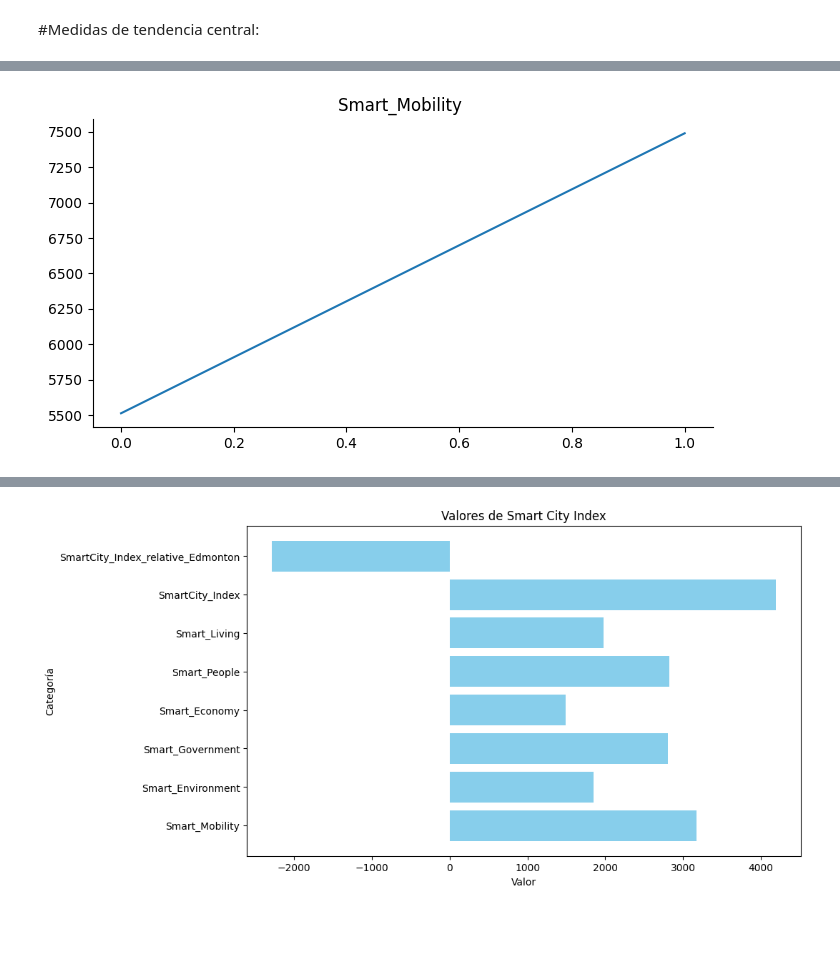
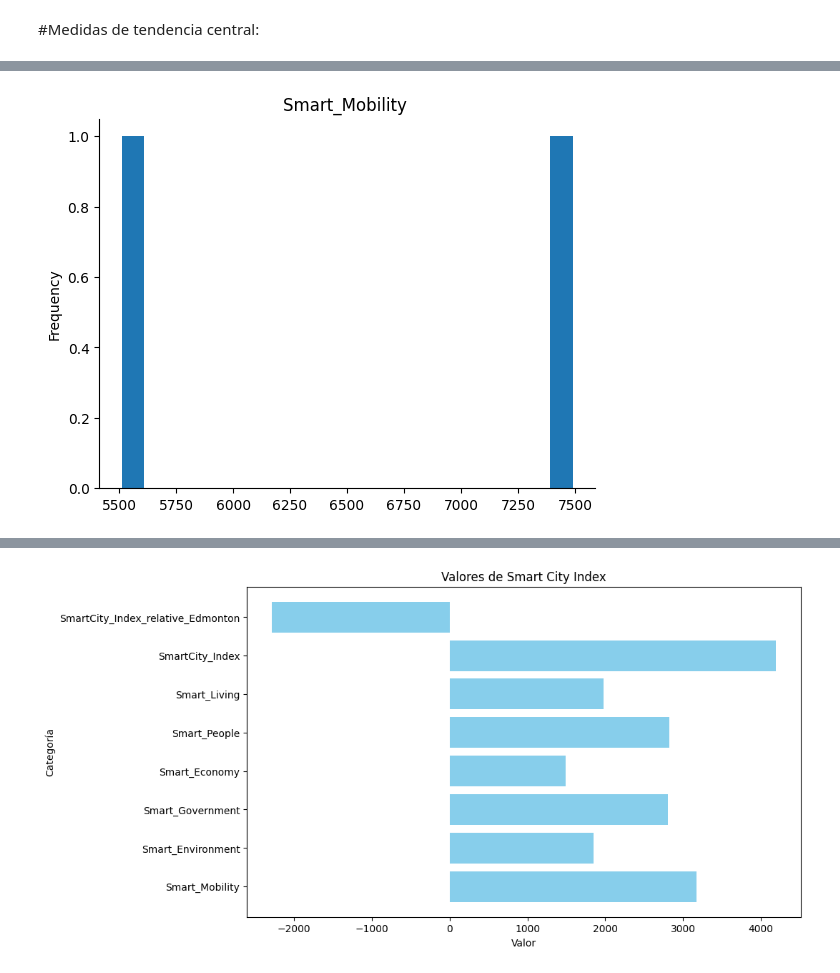
Before and after one commit to DEBUGCODE-INNOVACIONES/Estadistica, a Jupyter notebook: tp_final_Prog+IOT.ipynb, the cells around one changed output, grey strips where cells are left out. Saved outputs shown, nothing was run; the diff lists cells and outputs as text; code cells hidden in the pictures; blank space fills up the shorter version.

```diff
--- a/tp_final_Prog+IOT.ipynb
+++ b/tp_final_Prog+IOT.ipynb
@@ -113,8 +104,5 @@ plt.gca().spines[['top', 'right',]].set_visible(False)
 # %%
-# @title Excluimos a la columna City
-df_sin_string  = df.drop(['Id','City'], axis=1)
+# @title Excluimos a la columna Country
+df_sin_string1 = df.drop (['Id','City','Country'], axis=1)
-# %%
-# @title Excluimos a la columna Country
-df_sin_string = df.drop (['Id','City', 'Country'], axis=1)
 # %% [markdown]
 #Medidas de tendencia central:
@@ -249,8 +266,6 @@ moda
 # %%
-# @title Smart_Mobility
-
 from matplotlib import pyplot as plt
-moda['Smart_Mobility '].plot(kind='line', figsize=(8, 4), title='Smart_Mobility ')
-plt.gca().spines[['top', 'right']].set_visible(False)
+moda['Smart_Mobility '].plot(kind='hist', bins=20, title='Smart_Mobility ')
+plt.gca().spines[['top', 'right',]].set_visible(False)
 # %% [output]
-[figure, old version]
+[figure, new version]
```
Also changed, not shown: parts of 33 cells of this notebook.
